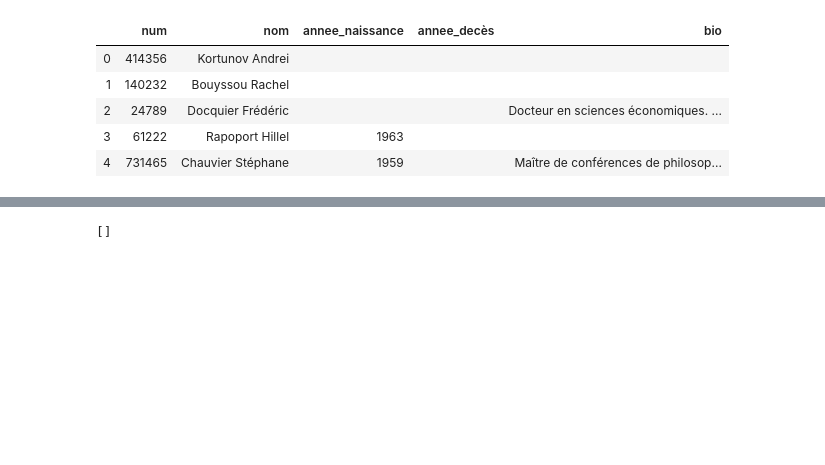
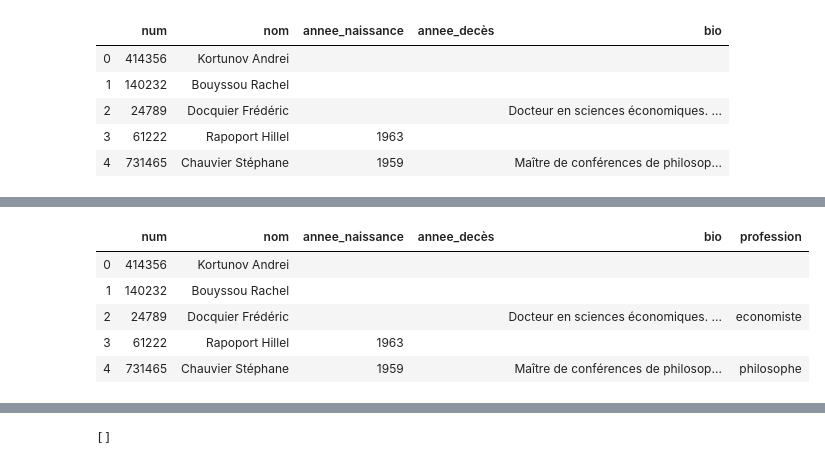
Before and after one commit to biglifa/dashboard, a Jupyter notebook: code/pretraitement_vf.ipynb, the cells around one changed output, grey strips where cells are left out. Drawn from its saved outputs; the diff is of its cells as text; code cells hidden in the pictures; blank space fills up the shorter version.

```diff
--- a/code/pretraitement_vf.ipynb
+++ b/code/pretraitement_vf.ipynb
@@ -325,3 +452,12 @@ df_auteur.head()
+# %%
+df_auteur.head()
+# %% [output]
+|  | num | nom | annee_naissance | annee_decès | bio | profession |
+| 0 | 414356 | Kortunov Andrei |  |  |  |  |
+| 1 | 140232 | Bouyssou Rachel |  |  |  |  |
+| 2 | 24789 | Docquier Frédéric |  |  | Docteur en sciences économiques. ... | economiste |
+| 3 | 61222 | Rapoport Hillel | 1963 |  |  |  |
+| 4 | 731465 | Chauvier Stéphane | 1959 |  | Maître de conférences de philosop... | philosophe |
 # %%
 t_auteur=df_auteur[['num','nom','annee_naissance','annee_decès','profession']]
 t_auteur.head()
```
Also changed, not shown: parts of 20 cells of this notebook, 3 other files.
